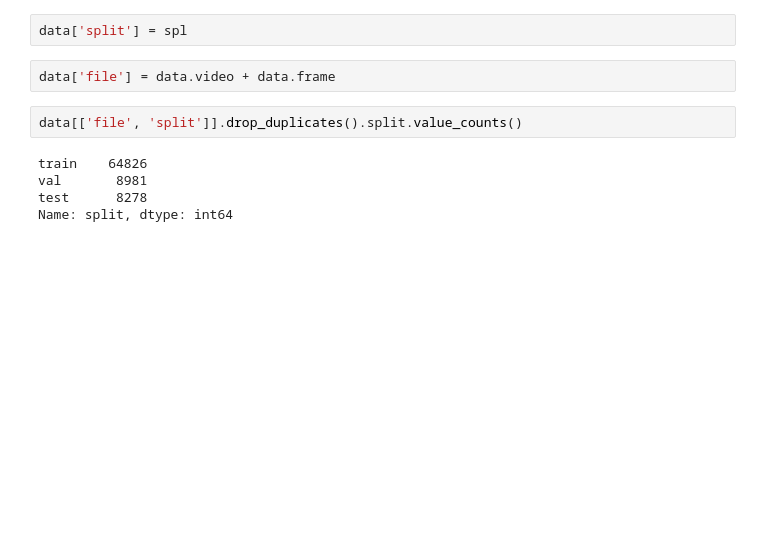
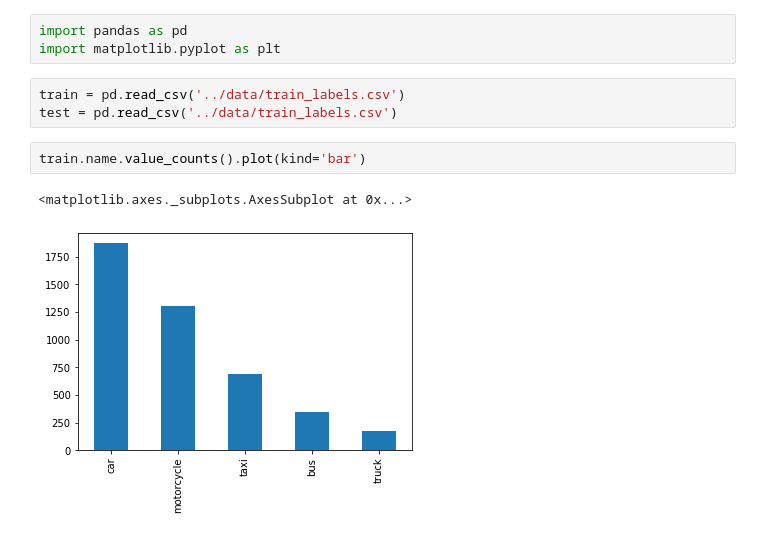
Before and after one commit to shpotes/traffic-counter, a Jupyter notebook: notebooks/dataset-exploration.ipynb, the cells around one changed output. Drawn from its saved outputs; the diff is of its cells as text; blank space fills up the shorter version.

```diff
--- a/notebooks/dataset-exploration.ipynb
+++ b/notebooks/dataset-exploration.ipynb
@@ -60,11 +1,11 @@ spl = _
-# %%
-data['split'] = spl
-# %%
-data['file'] = data.video + data.frame
-# %%
-data[['file', 'split']].drop_duplicates().split.value_counts()
-# %% [output]
-train    64826
-val       8981
-test      8278
-Name: split, dtype: int64
+# %%
+import pandas as pd
+import matplotlib.pyplot as plt
+# %%
+train = pd.read_csv('../data/train_labels.csv')
+test = pd.read_csv('../data/train_labels.csv')
+# %%
+train.name.value_counts().plot(kind='bar')
+# %% [output]
+<matplotlib.axes._subplots.AxesSubplot at 0x...>
+[figure, added]
```
Also changed, not shown: parts of 11 cells of this notebook, 1 other file.
